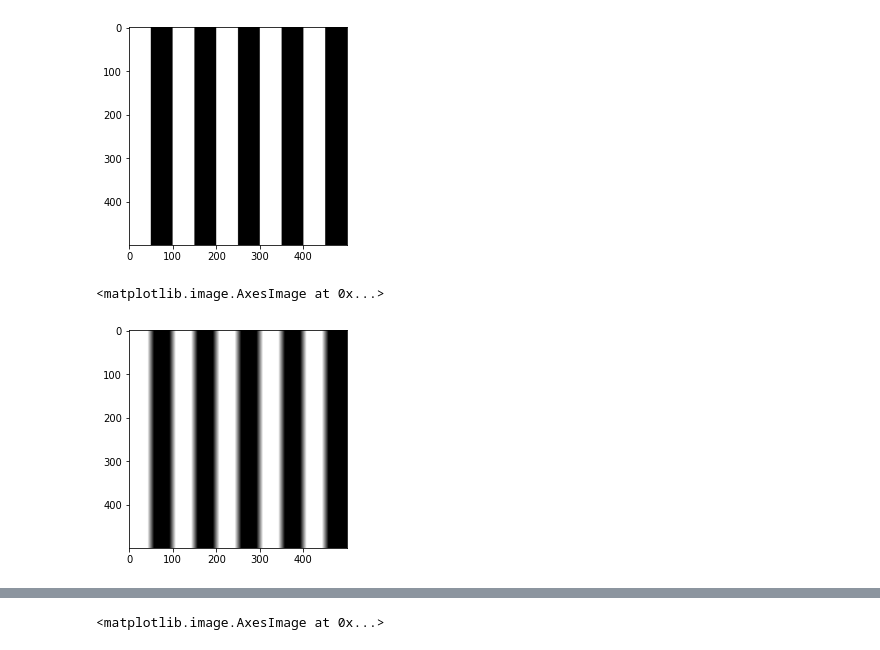
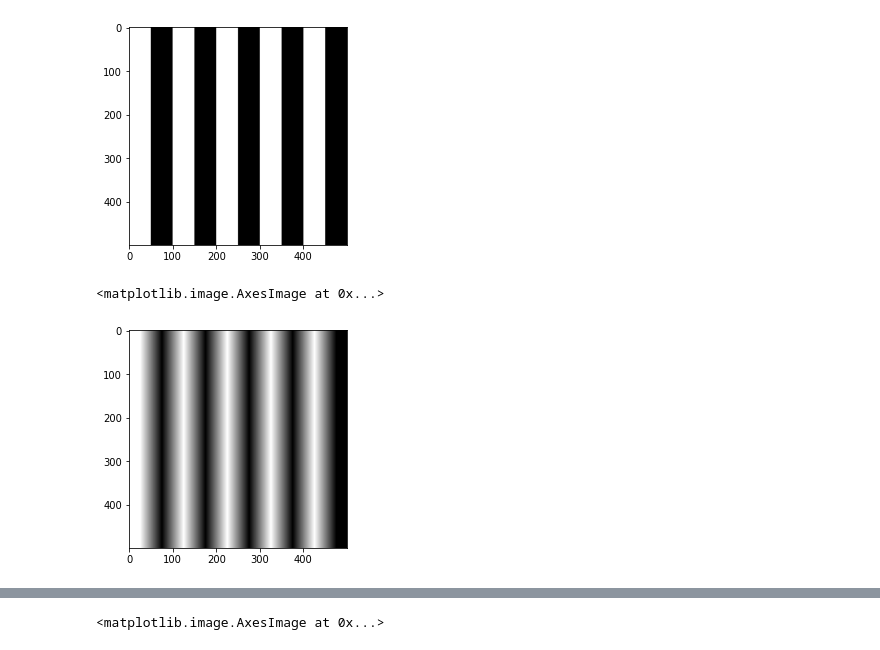
Before and after one commit to GreyImediary/image_processing_labs, a Jupyter notebook: lab4/lab_4.ipynb, the cells around one changed output, grey strips where cells are left out. Drawn from its saved outputs; the diff is of its cells as text; code cells hidden in the pictures.

```diff
--- a/lab4/lab_4.ipynb
+++ b/lab4/lab_4.ipynb
@@ -55,11 +55,11 @@ a = image(b)
 [figure]
 # %%
 #линейный сглаживающий фильтр
-lineImage = cv2.blur(a, (15, 10))
+lineImage = cv2.blur(a, (50, 50))
 plt.imshow(lineImage, cmap='gray')
 # print (lineImage.shape[1])
 # %% [output]
 <matplotlib.image.AxesImage at 0x...>
-[figure, old version]
+[figure, new version]
 # %%
 #импульсный шум
```
Also changed, not shown: parts of 3 cells of this notebook.
